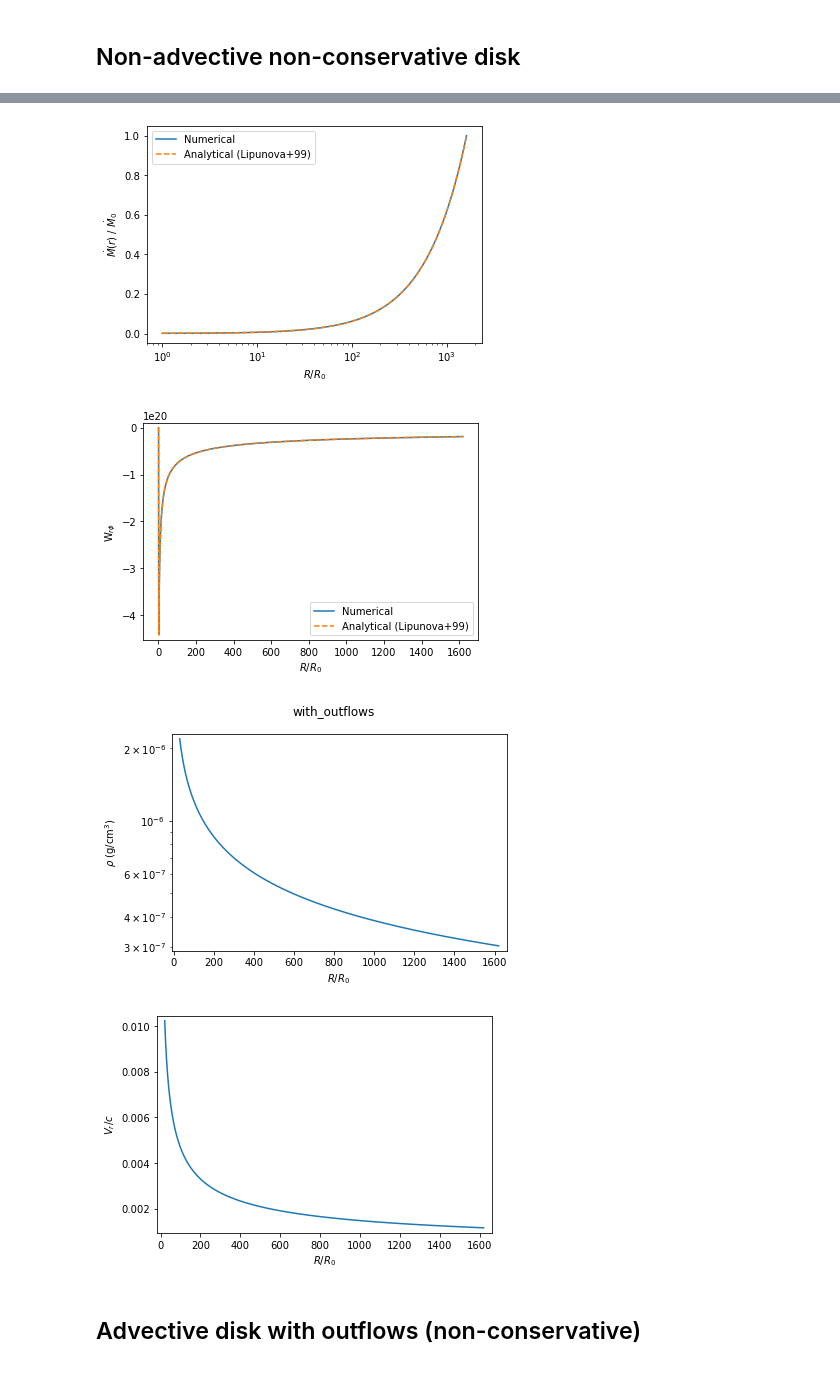
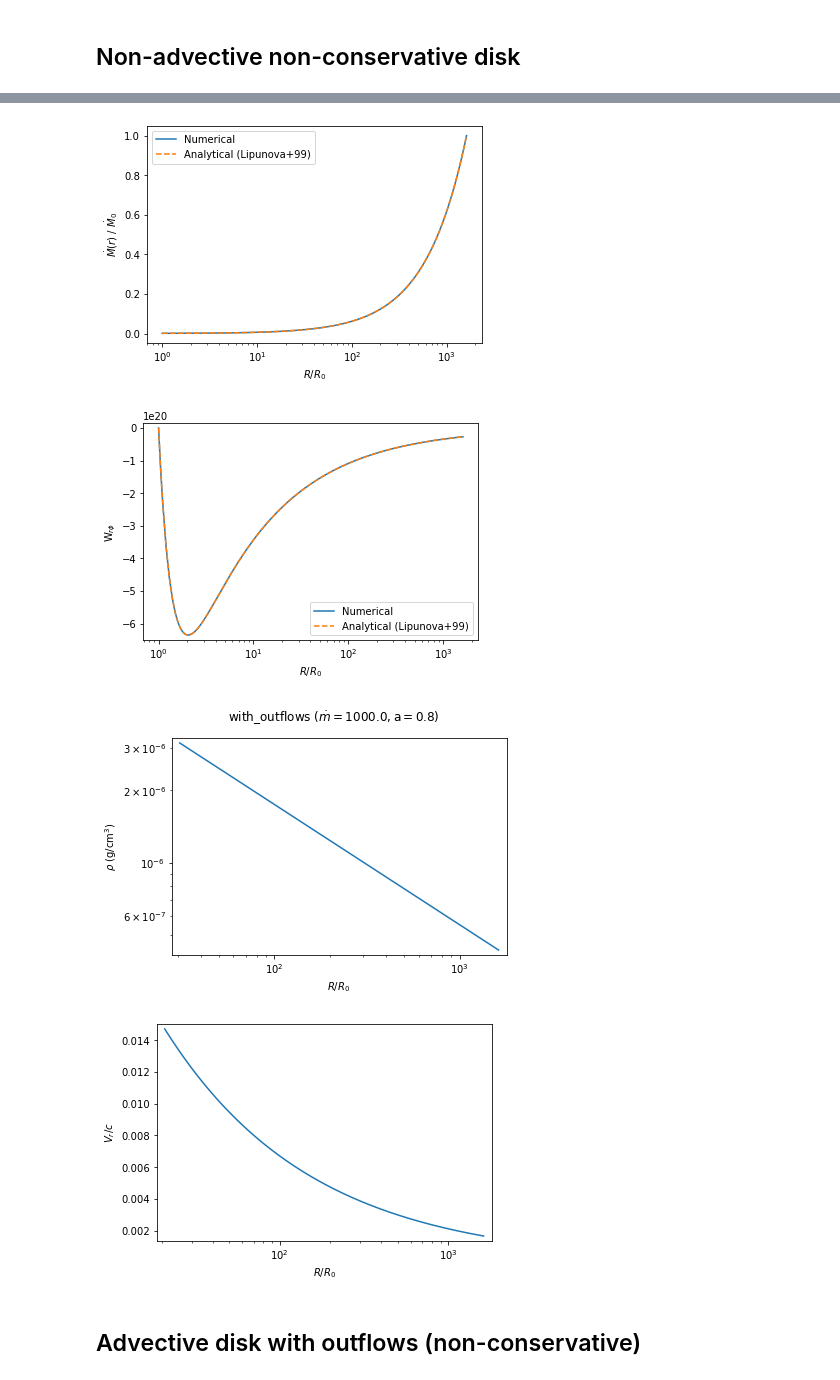
Before and after one commit to andresgur/lipunova, a Jupyter notebook: accretion_disks.ipynb, the cells around one changed output, grey strips where cells are left out. Cells and saved outputs as stored; diff of their text form; code cells hidden in the pictures.

Commit message:
Plots formatting

```diff
--- a/accretion_disks.ipynb
+++ b/accretion_disks.ipynb
@@ -195,7 +208,7 @@ We can see that advection transports the energy inwards in the inner regions, wh
 # %%
 %matplotlib inline
 mdot = 1000
-disk = DiskWithOutflows(M, mdot, alpha, Rmin=1, spin=0)
+disk = DiskWithOutflows(M, mdot, alpha, Rmin=1, spin=0.8)
 disk.Rmax = disk.Rsph # set the maximum radius to the spherization radius where the outflow starts to develop
 solution = disk.solve(step=0.1, max_nodes=2000000, verbose=1)
 R = solution.x
@@ -208,7 +221,7 @@ Qrad = disk.Q_rad(height, R)
 
 # H /R
 fig = plt.figure()
-fig.suptitle("%s" % disk.name)
+fig.suptitle("%s ($\dot{m} = %.1f, $a$ = %.1f$)" % (disk.name, disk.mdot, disk.spin))
 plt.plot(r, height/ R)
 plt.axvline(1.62 * disk.mdot, color="black", label="1.62 $\dot{m}$", ls=":")
 plt.ylabel("$H/R$")
@@ -216,7 +229,7 @@ plt.xlabel("$R / R_0$")
 plt.xscale("log")
 # Qrad
 fig = plt.figure()
-fig.suptitle("%s" % disk.name)
+fig.suptitle("%s ($\dot{m} = %.1f, $a$ = %.1f$)" % (disk.name, disk.mdot, disk.spin))
 plt.plot(r, Qrad * R**2)
 plt.ylabel("$Q_{rad} \\times R^2$")
 plt.xscale("log")
@@ -226,6 +239,7 @@ plt.xlabel("$R / R_0$")
 
 # Mdot
 plt.figure()
+fig.suptitle("%s ($\dot{m} = %.1f, $a$ = %.1f$)" % (disk.name, disk.mdot, disk.spin))
 # Analytical result from Lipunova+99
 Mdot_r = disk.Mdot_0 * (disk.Rsph/r)**(3 / 2) * (1 + 3/2 *(r)**(5/2)) / (1 + 3/2 * (disk.Rsph)**(5/2))
 plt.plot(r, Mdot / disk.Mdot_0, label="Numerical")
@@ -237,7 +251,7 @@ plt.xscale("log")
 
 # torque
 plt.figure()
-fig.suptitle("%s" % disk.name)
+fig.suptitle("%s ($\dot{m} = %.1f, $a$ = %.1f$)" % (disk.name, disk.mdot, disk.spin))
 # Analytical solutions from Lipunova+99
 Wrphi_lipunova = Mdot_r * w / (4 * np.pi) * (1 - (r)**(5/2)) / (1 + 3/2 * (r)**(5/2))
 plt.plot(r, Wrphi, label="Numerical")
@@ -246,26 +260,30 @@ plt.xlabel("$R / R_0$")
 plt.ylabel("W$_{r\phi}$")
 plt.margins(y=0.025)
 plt.legend()
+plt.xscale("log")
+
 # density
-
 density = disk.density(Wrphi, height, w)
 fig = plt.figure()
-fig.suptitle("%s" % disk.name)
+fig.suptitle("%s ($\dot{m} = %.1f, $a$ = %.1f$)" % (disk.name, disk.mdot, disk.spin))
 margin = 300
 plt.plot(r[margin:], density[margin:]) # avoid the singularity at R_0
 plt.yscale("log")
 plt.margins(x=0.025, y=0.025)
 plt.ylabel("$\\rho$ (g/cm$^3$)")
 plt.xlabel("$R / R_0$")
+plt.xscale("log")
 
 # radial velocity
 plt.figure()
-fig.suptitle("%s" % disk.name)
+fig.suptitle("%s ($\dot{m} = %.1f, $a$ = %.1f$)" % (disk.name, disk.mdot, disk.spin))
 v_r = disk.v_r(Mdot, height, density, R)
 plt.plot(r[200:], v_r[200:]/c) # avoid the singularity at R_0
 plt.margins(x=0.025, y=0.025)
 plt.ylabel("$V_r / c$")
 plt.xlabel("$R / R_0$")
+plt.xscale("log")
+
 print("Is energy conserved in %s disks?" % disk.name)
 Q = -3/4 * w * Wrphi
 print(np.allclose(Qrad[margin:], Q[margin:])) # avoid the singularity at R_0
@@ -281,7 +299,7 @@ True
 [figure]
-[figure, old version]
+[figure, new version]
-[figure, old version]
+[figure, new version]
-[figure, old version]
+[figure, new version]
 # %% [markdown]
 ## Advective disk with outflows (non-conservative)
 # %%
```
Also changed, not shown: parts of 3 cells of this notebook.
